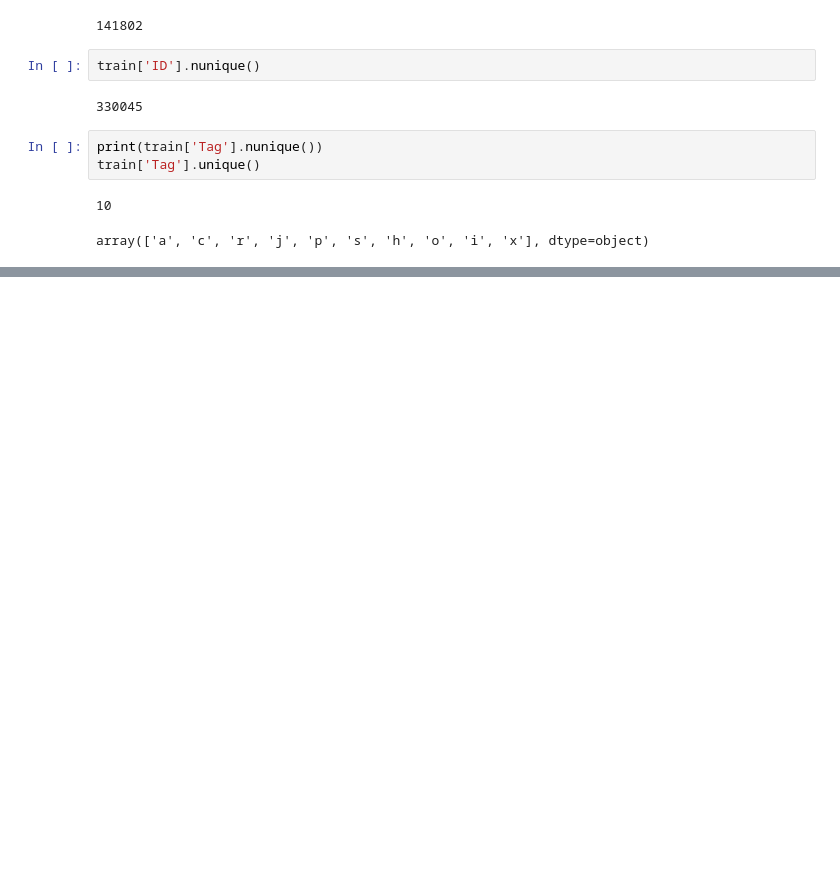
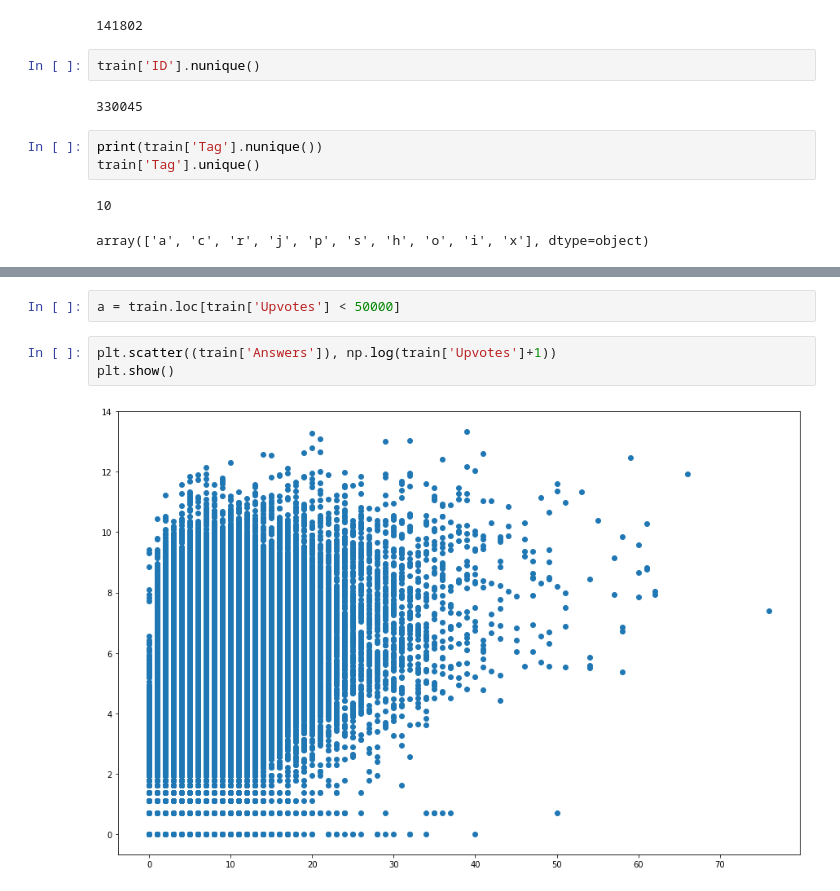
Before and after one commit to shubhamgoel184/IIT-BHU---enigma, a Jupyter notebook: train.ipynb, the cells around one changed output, grey strips where cells are left out. Drawn from its saved outputs; the diff is of its cells as text; blank space fills up the shorter version.

```diff
--- a/train.ipynb
+++ b/train.ipynb
@@ -100,0 +145,7 @@ array(['a', 'c', 'r', 'j', 'p', 's', 'h', 'o', 'i', 'x'], dtype=object)
+# %%
+a = train.loc[train['Upvotes'] < 50000]
+# %%
+plt.scatter((train['Answers']), np.log(train['Upvotes']+1))
+plt.show()
+# %% [output]
+[figure, added]
```
Also changed, not shown: parts of 70 cells of this notebook.
